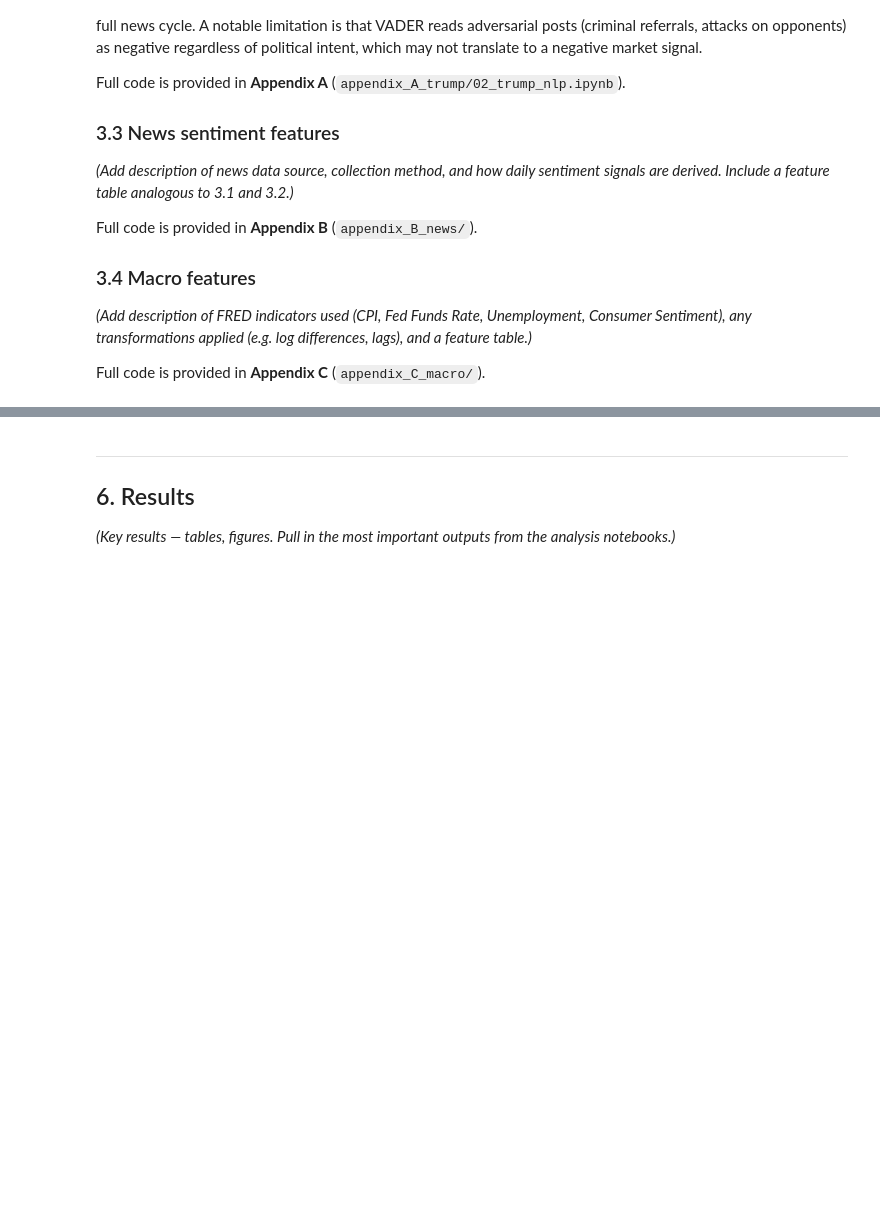
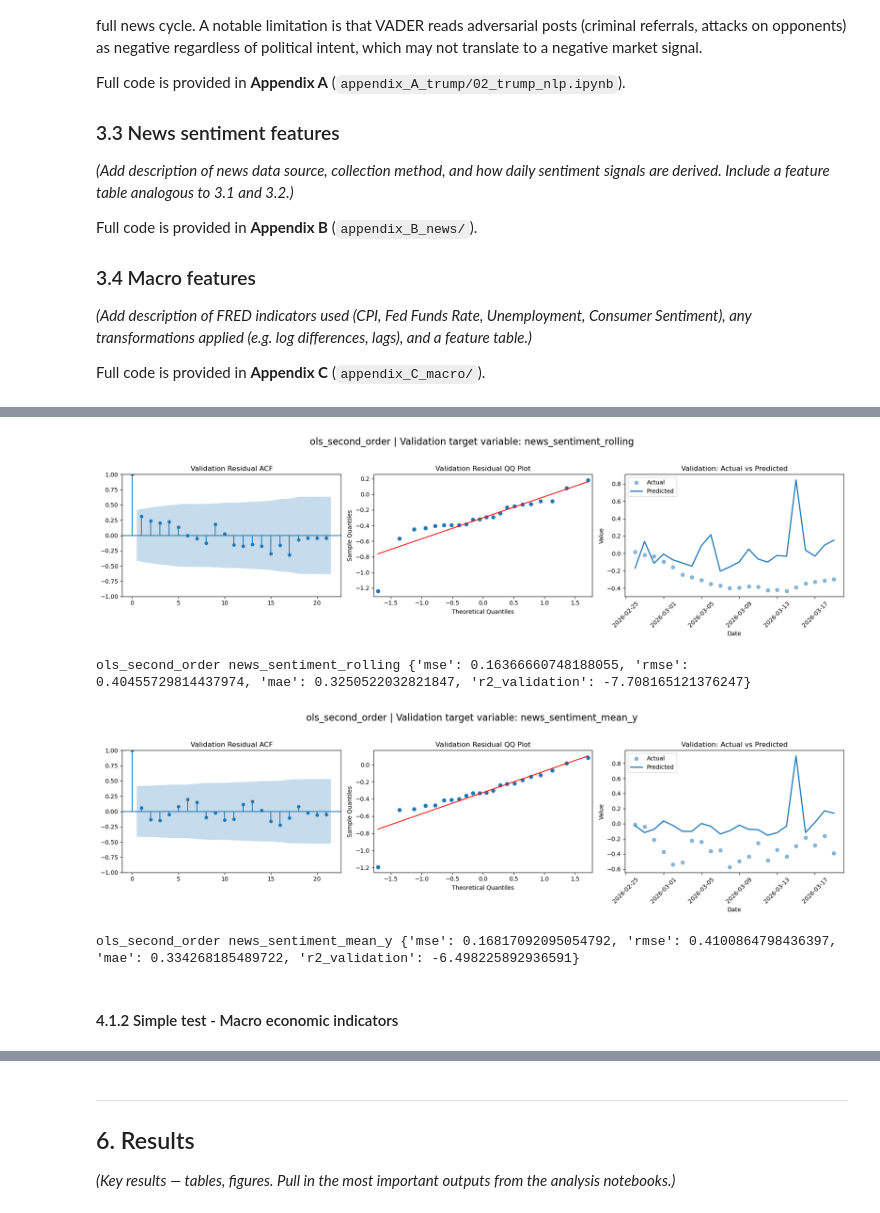
Before and after one commit to Husted42/advanced_business_analytics, a Jupyter notebook: submission/main_report.ipynb, the cells around one changed output, grey strips where cells are left out. Cells and saved outputs as stored; diff of their text form; code cells hidden in the pictures; blank space fills up the shorter version.

```diff
--- a/submission/main_report.ipynb
+++ b/submission/main_report.ipynb
@@ -140,0 +353,29 @@ Full code is provided in **Appendix D** (`appendix_D_modelling/`).
+# %%
+from appendix_D_modelling.utils_simple import diagnose_validation
+
+models = [
+    ("ols_second_order", train_model_ols_second_order)
+]
+
+for model_name, model_func in models:
+    for predictor in predictors:
+
+        fitted_model = model_func(train, features, predictor)
+
+        val_scores = diagnose_validation(
+            fitted_model,
+            val_df=val,
+            features=features,
+            target=predictor,
+            time_col="date",
+            title=f"{model_name} | Validation target variable: {predictor}"
+        )
+
+        print(model_name, predictor, val_scores)
+# %% [output]
+[figure, added]
+ols_second_order news_sentiment_rolling {'mse': 0.16366660748188055, 'rmse': 0.40455729814437974, 'mae': 0.3250522032821847, 'r2_validation': -7.708165121376247}
+[figure, added]
+ols_second_order news_sentiment_mean_y {'mse': 0.16817092095054792, 'rmse': 0.4100864798436397, 'mae': 0.334268185489722, 'r2_validation': -6.498225892936591}
+# %% [markdown]
+#### 4.1.2 Simple test - Macro economic indicators
```
Also changed, not shown: parts of 62 cells of this notebook, 10 other files.
